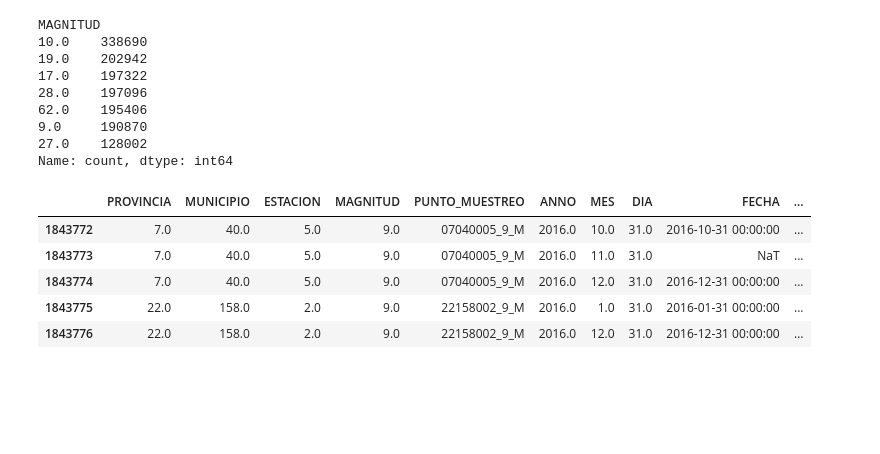
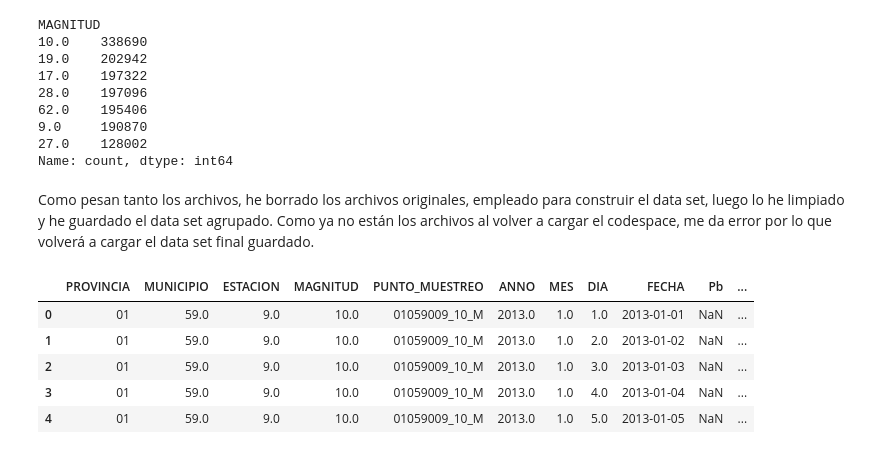
Before and after one commit to 4GeeksAcademy/Finarosalina_proyecto_final, a Jupyter notebook: src/explore.ipynb, the cells around one changed output. Drawn from its saved outputs; the diff is of its cells as text; code cells hidden in the pictures; blank space fills up the shorter version.

```diff
--- a/src/explore.ipynb
+++ b/src/explore.ipynb
@@ -474,9 +311,5 @@ df_final = df_final.drop(columns=cols_contaminantes)
-# %%
-df_final.tail()
-# %% [output]
-|  | PROVINCIA | MUNICIPIO | ESTACION | MAGNITUD | PUNTO_MUESTREO | ANNO | MES | DIA | FECHA | ... |
-| 1843772 | 7.0 | 40.0 | 5.0 | 9.0 | 07040005_9_M | 2016.0 | 10.0 | 31.0 | 2016-10-31 00:00:00 | ... |
-| 1843773 | 7.0 | 40.0 | 5.0 | 9.0 | 07040005_9_M | 2016.0 | 11.0 | 31.0 | NaT | ... |
-| 1843774 | 7.0 | 40.0 | 5.0 | 9.0 | 07040005_9_M | 2016.0 | 12.0 | 31.0 | 2016-12-31 00:00:00 | ... |
-| 1843775 | 22.0 | 158.0 | 2.0 | 9.0 | 22158002_9_M | 2016.0 | 1.0 | 31.0 | 2016-01-31 00:00:00 | ... |
-| 1843776 | 22.0 | 158.0 | 2.0 | 9.0 | 22158002_9_M | 2016.0 | 12.0 | 31.0 | 2016-12-31 00:00:00 | ... |
+# %% [markdown]
+Como pesan tanto los archivos, he borrado los archivos originales, empleado para construir el data set, luego lo he limpiado y he guardado el data set agrupado. Como ya no están los archivos al volver a cargar el codespace, me da error por lo que volverá a cargar el data set final guardado.
+# %%
+import pandas as pd
+df_airq=pd.read_csv('/workspaces/Finarosalina_proyecto_final/data/cleaned_air_quality_data.csv')
@@ -482,0 +373,14 @@ df_final.tail()
+# %%
+# Asegurar que los códigos de provincia están en formato de 2 dígitos como strings
+df_airq['PROVINCIA'] = df_airq['PROVINCIA'].astype(int).astype(str).str.zfill(2)
+
+df_airq['NOMBRE_PROVINCIA'] = df_airq['PROVINCIA'].map(codigos_provincias)
+# %%
+df_airq.head()
+# %% [output]
+|  | PROVINCIA | MUNICIPIO | ESTACION | MAGNITUD | PUNTO_MUESTREO | ANNO | MES | DIA | FECHA | Pb | ... |
+| 0 | 01 | 59.0 | 9.0 | 10.0 | 01059009_10_M | 2013.0 | 1.0 | 1.0 | 2013-01-01 | NaN | ... |
+| 1 | 01 | 59.0 | 9.0 | 10.0 | 01059009_10_M | 2013.0 | 1.0 | 2.0 | 2013-01-02 | NaN | ... |
+| 2 | 01 | 59.0 | 9.0 | 10.0 | 01059009_10_M | 2013.0 | 1.0 | 3.0 | 2013-01-03 | NaN | ... |
+| 3 | 01 | 59.0 | 9.0 | 10.0 | 01059009_10_M | 2013.0 | 1.0 | 4.0 | 2013-01-04 | NaN | ... |
+| 4 | 01 | 59.0 | 9.0 | 10.0 | 01059009_10_M | 2013.0 | 1.0 | 5.0 | 2013-01-05 | NaN | ... |
```
Also changed, not shown: parts of 37 cells of this notebook, 27 other files.
